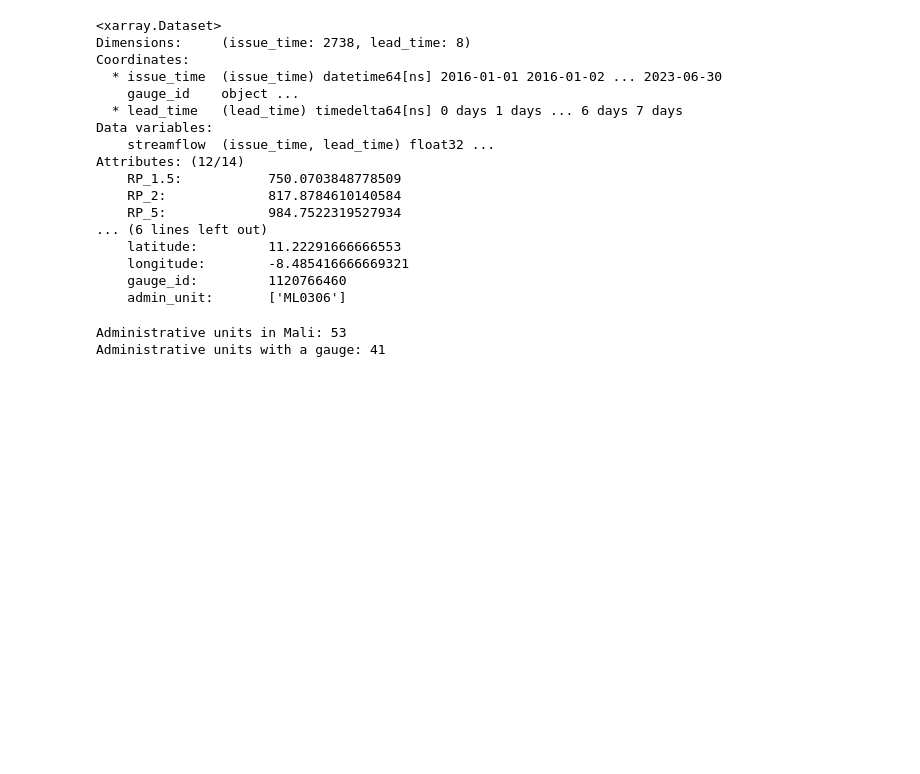
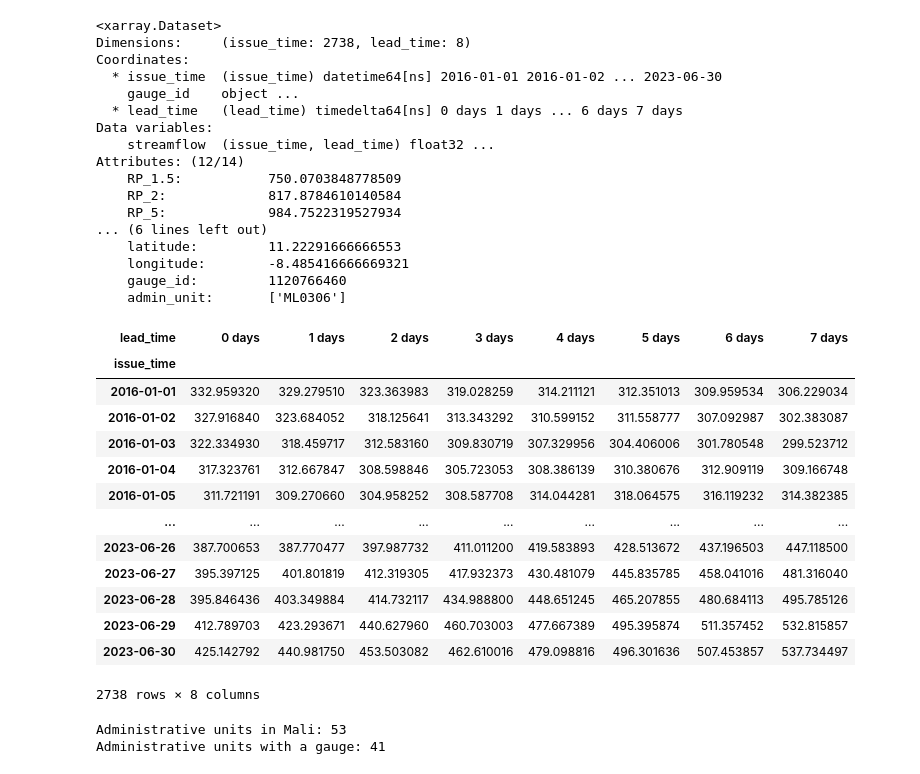
Before and after one commit to rodekruis/river-flood-data-analysis, a Jupyter notebook: GoogleFloodHub/src/GRRR.ipynb, the cells around one changed output. Saved outputs shown, nothing was run; the diff lists cells and outputs as text; code cells hidden in the pictures; blank space fills up the shorter version.

Commit message:
Extracted Bamako streamflows

```diff
--- a/GoogleFloodHub/src/GRRR.ipynb
+++ b/GoogleFloodHub/src/GRRR.ipynb
@@ -1272,3 +1267,38 @@ df_DNH_station_coords = import_DNH_station_coords()
+# %%
+# For plotting purposes, we find the gauge ID that is placed in the
+# admin unit of Bamako, in the city named Bamako, Mali's capital.
+# The pcode of admin unit is ML0901, and the river gauge ID 1120714900.
+# We extract the data into a DataFrame which as columns the lead time
+# and every row the discharge values; use the issue_time as index and take
+# the streamflow values as values. Make sure the lead_time coordinate is used
+# in the column and does not end up in column values themselves
+ds_Bamako = dict_datasets['ds_reforecast_1120714900']
+# print(ds_Bamako)
+
+
+df_Bamako = ds_Bamako['streamflow'].to_dataframe()
+# get rid of gauge_id column
+df_Bamako = df_Bamako.drop(columns = 'gauge_id')
+df_Bamako = df_Bamako.unstack(level = 'lead_time')
+df_Bamako.columns = df_Bamako.columns.droplevel()
+df_Bamako.index = pd.to_datetime(df_Bamako.index)
+df_Bamako.to_csv('../data/processed/Bamako/Bamako_streamflow.csv')
+df_Bamako
+# %% [output]
+| lead_time | 0 days | 1 days | 2 days | 3 days | 4 days | 5 days | 6 days | 7 days |
+| issue_time |  |  |  |  |  |  |  |  |
+| 2016-01-01 | 332.959320 | 329.279510 | 323.363983 | 319.028259 | 314.211121 | 312.351013 | 309.959534 | 306.229034 |
+| 2016-01-02 | 327.916840 | 323.684052 | 318.125641 | 313.343292 | 310.599152 | 311.558777 | 307.092987 | 302.383087 |
+| 2016-01-03 | 322.334930 | 318.459717 | 312.583160 | 309.830719 | 307.329956 | 304.406006 | 301.780548 | 299.523712 |
+| 2016-01-04 | 317.323761 | 312.667847 | 308.598846 | 305.723053 | 308.386139 | 310.380676 | 312.909119 | 309.166748 |
+| 2016-01-05 | 311.721191 | 309.270660 | 304.958252 | 308.587708 | 314.044281 | 318.064575 | 316.119232 | 314.382385 |
+| ... | ... | ... | ... | ... | ... | ... | ... | ... |
+| 2023-06-26 | 387.700653 | 387.770477 | 397.987732 | 411.011200 | 419.583893 | 428.513672 | 437.196503 | 447.118500 |
+| 2023-06-27 | 395.397125 | 401.801819 | 412.319305 | 417.932373 | 430.481079 | 445.835785 | 458.041016 | 481.316040 |
+| 2023-06-28 | 395.846436 | 403.349884 | 414.732117 | 434.988800 | 448.651245 | 465.207855 | 480.684113 | 495.785126 |
+| 2023-06-29 | 412.789703 | 423.293671 | 440.627960 | 460.703003 | 477.667389 | 495.395874 | 511.357452 | 532.815857 |
+| 2023-06-30 | 425.142792 | 440.981750 | 453.503082 | 462.610016 | 479.098816 | 496.301636 | 507.453857 | 537.734497 |
+2738 rows × 8 columns
 # %%
 import matplotlib.pyplot as plt
 from matplotlib.patches import Patch
```
Also changed, not shown: parts of 1 cell of this notebook, 1 other file.
